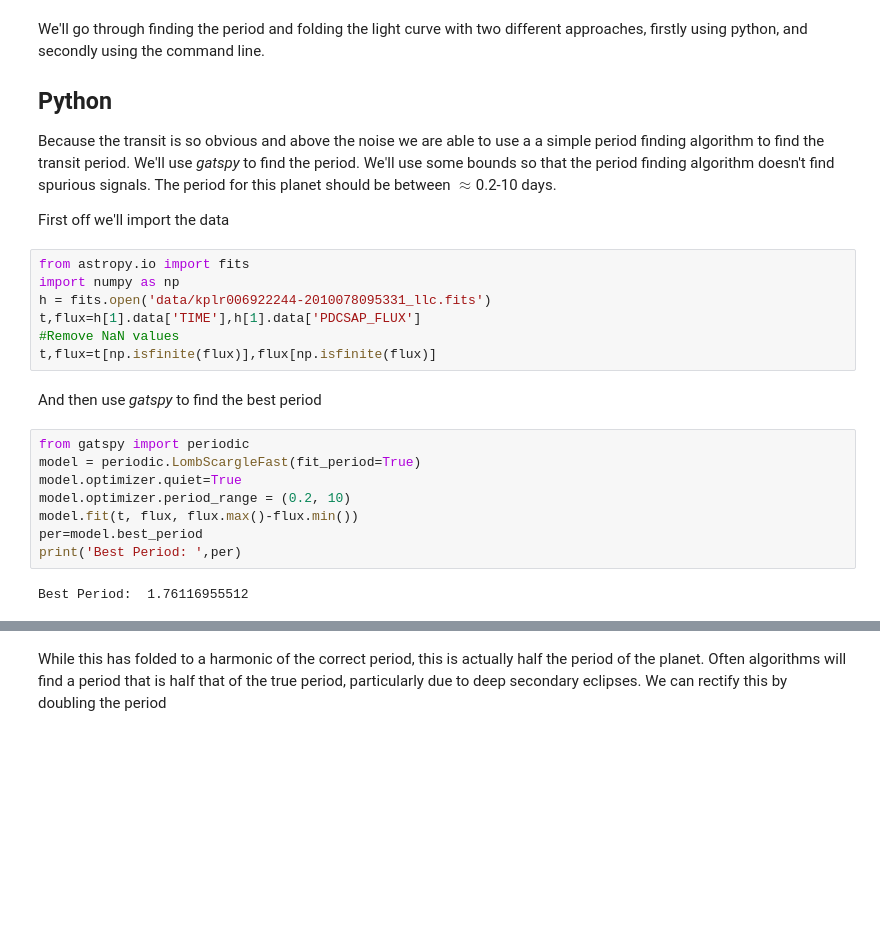
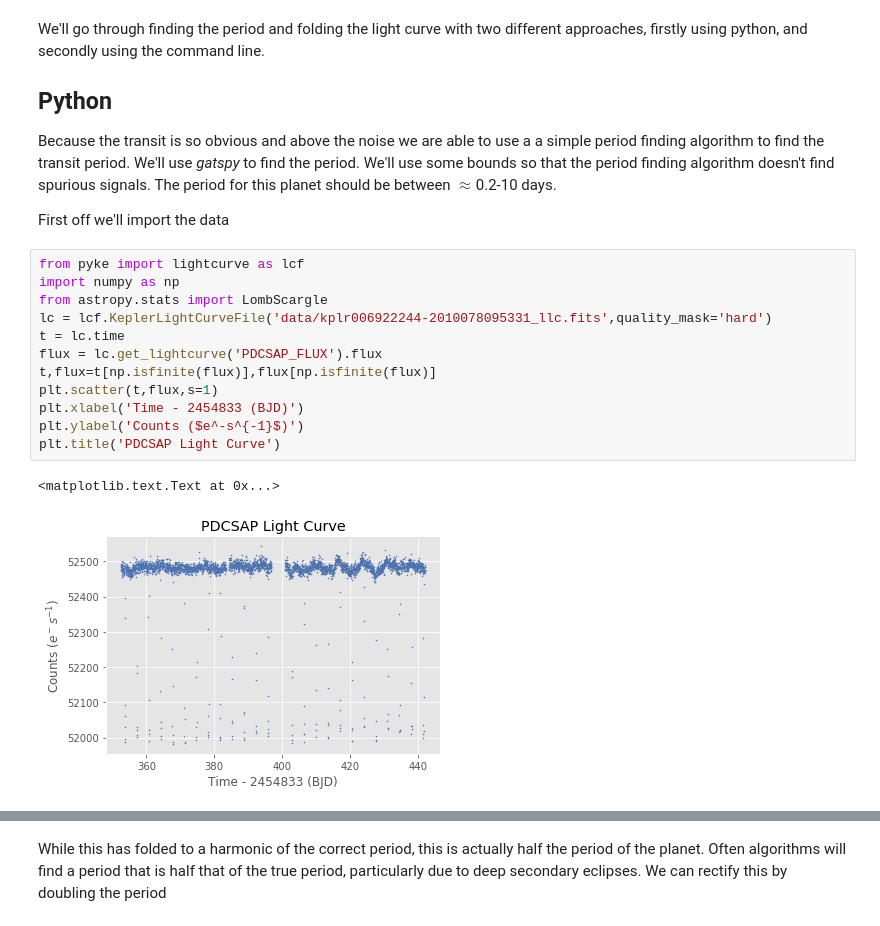
Before and after one commit to christinahedges/k2torials, a Jupyter notebook: notebooks/01.04-Folding-A-Lightcurve.ipynb, the cells around one changed output, grey strips where cells are left out. Cells and saved outputs as stored; diff of their text form; blank space fills up the shorter version.

```diff
--- a/notebooks/01.04-Folding-A-Lightcurve.ipynb
+++ b/notebooks/01.04-Folding-A-Lightcurve.ipynb
@@ -26,22 +35,18 @@ We'll go through finding the period and folding the light curve with two differe
 Because the transit is so obvious and above the noise we are able to use a a simple period finding algorithm to find the transit period. We'll use *gatspy* to find the period. We'll use some bounds so that the period finding algorithm doesn't find spurious signals. The period for this planet should be between $\approx$0.2-10 days.
 
 First off we'll import the data
-# %%
-from astropy.io import fits
-import numpy as np
-h = fits.open('data/kplr006922244-2010078095331_llc.fits')
-t,flux=h[1].data['TIME'],h[1].data['PDCSAP_FLUX']
-#Remove NaN values
-t,flux=t[np.isfinite(flux)],flux[np.isfinite(flux)]
-# %% [markdown]
-And then use *gatspy* to find the best period
-# %%
-from gatspy import periodic
-model = periodic.LombScargleFast(fit_period=True)
-model.optimizer.quiet=True
-model.optimizer.period_range = (0.2, 10)
-model.fit(t, flux, flux.max()-flux.min())
-per=model.best_period
-print('Best Period: ',per)
-# %% [output]
-Best Period:  1.76116955512
+# %%
+from pyke import lightcurve as lcf
+import numpy as np
+from astropy.stats import LombScargle
+lc = lcf.KeplerLightCurveFile('data/kplr006922244-2010078095331_llc.fits',quality_mask='hard')
+t = lc.time
+flux = lc.get_lightcurve('PDCSAP_FLUX').flux
+t,flux=t[np.isfinite(flux)],flux[np.isfinite(flux)]
+plt.scatter(t,flux,s=1)
+plt.xlabel('Time - 2454833 (BJD)')
+plt.ylabel('Counts ($e^-s^{-1}$)')
+plt.title('PDCSAP Light Curve')
+# %% [output]
+<matplotlib.text.Text at 0x...>
+[figure, added]
```
Also changed, not shown: parts of 17 cells of this notebook, 38 other files.
